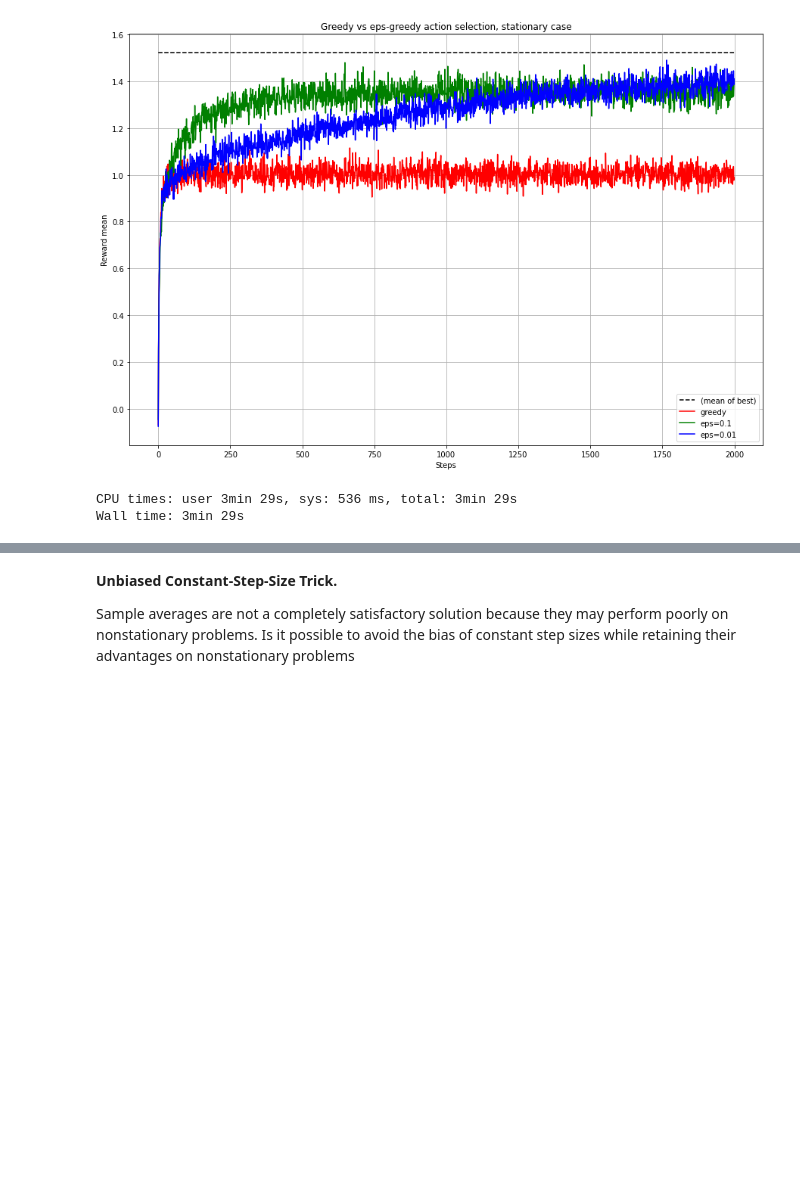
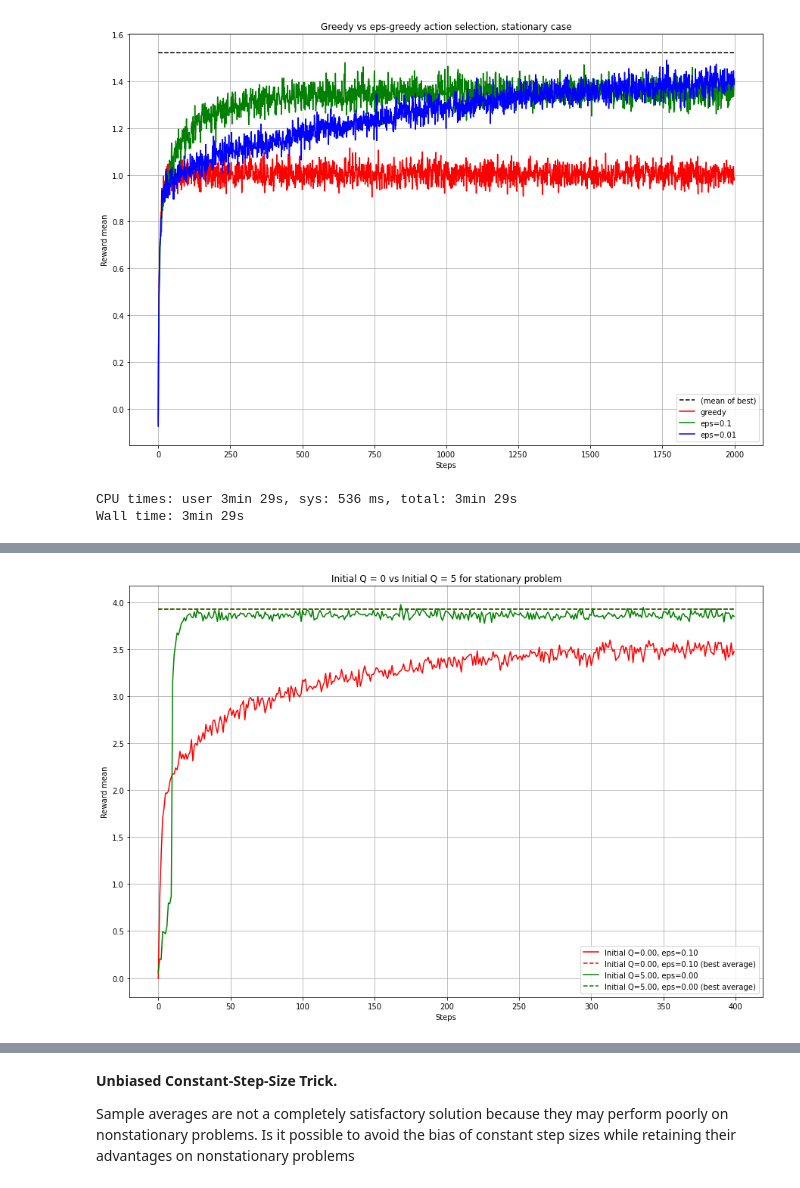
Before and after one commit to shamrous/RL, a Jupyter notebook: Bandit/Bandit.ipynb, the cells around one changed output, grey strips where cells are left out. Drawn from its saved outputs; the diff is of its cells as text; code cells hidden in the pictures; blank space fills up the shorter version.

```diff
--- a/Bandit/Bandit.ipynb
+++ b/Bandit/Bandit.ipynb
@@ -161,0 +136,28 @@ run_bandits_common(n_bandits, steps, arms, mean, stdev,
+# %%
+%%time
+steps = 400
+eps = 0.1
+init_Q = 5
+
+for bandit in bandits:
+    bandit.configure(step_size = "sample_average", step_size_params = None,
+                    action_selector = "eps_greedy", action_selector_params = {'eps':eps},
+                    step_updater = "inc_to_error_stationary", step_updater_params = None,
+                    init_Q = 0)
+steps_mean_eps_greedy, steps_mean_eps_greedy_best = calculate_rewards_mean_per_step(bandits, steps)
+
+for bandit in bandits:
+    bandit.configure(step_size = "sample_average", step_size_params = None,
+                    action_selector = "eps_greedy", action_selector_params = {'eps':0},
+                    step_updater = "inc_to_error_stationary", step_updater_params = None,
+                    init_Q = init_Q)
+steps_mean_eps_greedy_q, steps_mean_eps_greedy_q_best = calculate_rewards_mean_per_step(bandits, steps)
+
+plt.figure(figsize=(15, 10))
+plt.plot(np.arange(steps), steps_mean_eps_greedy, 'r', label="Initial Q=%.2f, eps=%.2f" % (0, eps))
+plt.plot(np.arange(steps), steps_mean_eps_greedy_best, 'r--', label="Initial Q=%.2f, eps=%.2f (best average)" % (0, eps))
+plt.plot(np.arange(steps), steps_mean_eps_greedy_q, 'g', label="Initial Q=%.2f, eps=%.2f" % (init_Q, 0))
+plt.plot(np.arange(steps), steps_mean_eps_greedy_q_best, 'g--',label="Initial Q=%.2f, eps=%.2f (best average)" % (init_Q, 0))
+draw_plot("Initial Q = 0 vs Initial Q = 5 for stationary problem")
+# %% [output]
+[figure, added]
```
Also changed, not shown: parts of 15 cells of this notebook.
